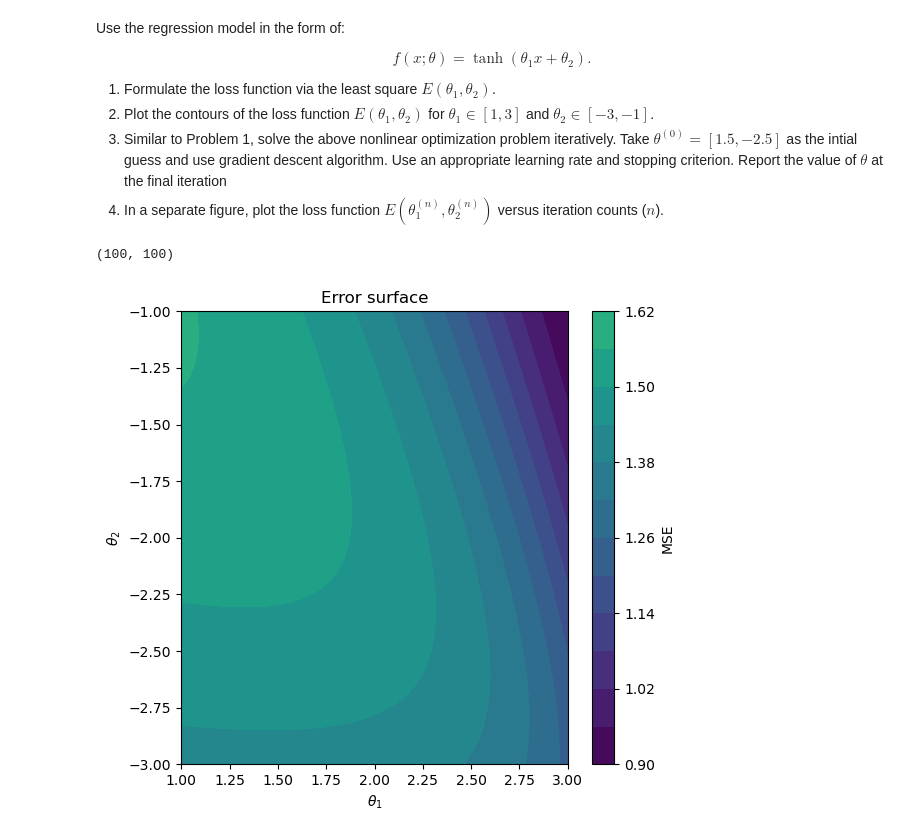
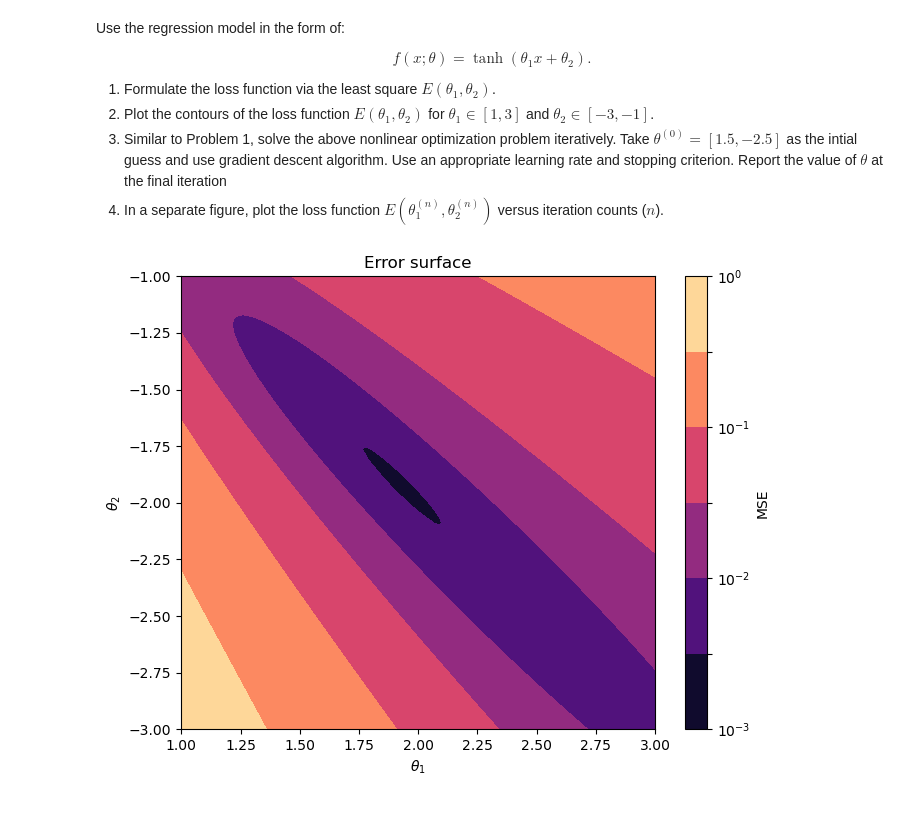
Before and after one commit to mattragoza/ME2063, a Jupyter notebook: hw4/Homework-4_answers.ipynb, the cells around one changed output. Saved outputs shown, nothing was run; the diff lists cells and outputs as text; code cells hidden in the pictures.

```diff
--- a/hw4/Homework-4_answers.ipynb
+++ b/hw4/Homework-4_answers.ipynb
@@ -183,27 +182,30 @@ $$ f(x;\theta) = \tanh{(\theta_1  x + \theta_2)}.$$
 # %%
 dim = 100
 theta1 = np.linspace(1, 3, dim)
 theta2 = np.linspace(-3, -1, dim)
 
 error_surface = np.zeros((dim, dim))
 
 for i in range(dim):
     for j in range(dim):
-        theta = [theta1[i], theta2[j]]
+        theta = [theta2[j], theta1[i]]
         y_pred = np.tanh(linear_model(x, theta, phi))
         error_surface[i,j] = mse(y_pred, y)
 
-error_surface.shape
+fig, ax = plt.subplots(figsize=(7,5.5))
+ax.set_title('Error surface')
+ax.set_xlabel(r'$\theta_1$')
+ax.set_ylabel(r'$\theta_2$')
+CS = ax.contourf(
+    theta1,
+    theta2,
+    error_surface.T,
+    levels=np.logspace(-3, 0, 7),
+    norm=mpl.colors.LogNorm(),
+    cmap='magma'
+)
+fig.colorbar(CS, label='MSE')
+fig.tight_layout()
 # %% [output]
-(100, 100)
+[figure, added]
-# %%
-fig, ax = plt.subplots(figsize=(6,5.5))
-ax.set_title('Error surface')
-ax.set_xlabel(r'$\theta_1$')
-ax.set_ylabel(r'$\theta_2$')
-CS = ax.contourf(theta1, theta2, error_surface, levels=10, vmax=2)
-fig.colorbar(CS, label='MSE')
-fig.tight_layout()
-# %% [output]
-[figure, removed]
 # %%
```
Also changed, not shown: parts of 7 cells of this notebook.
